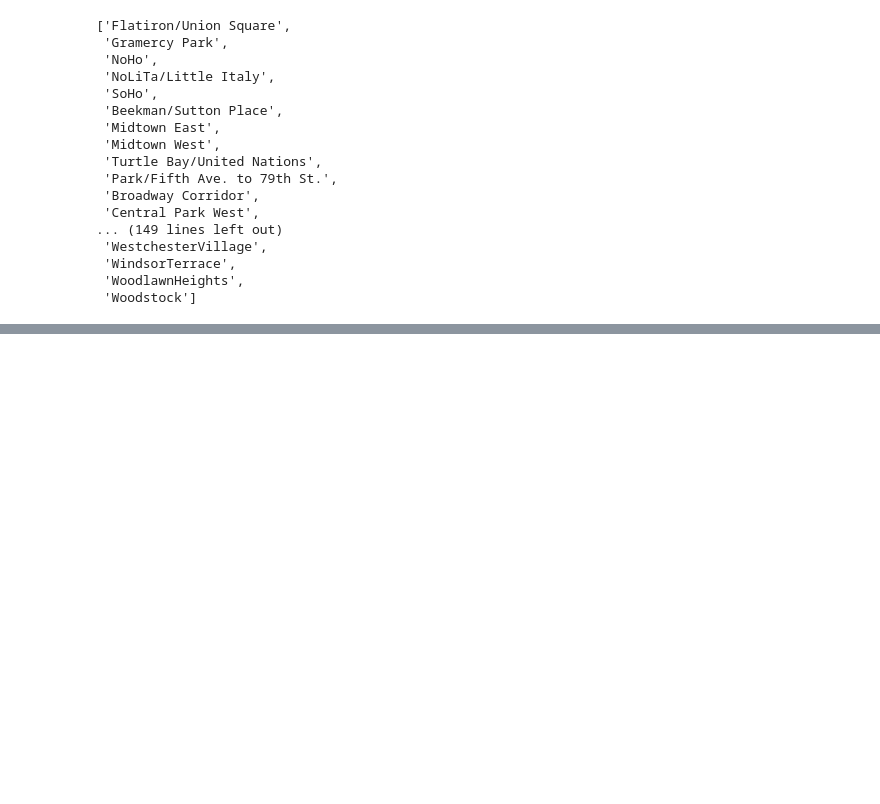
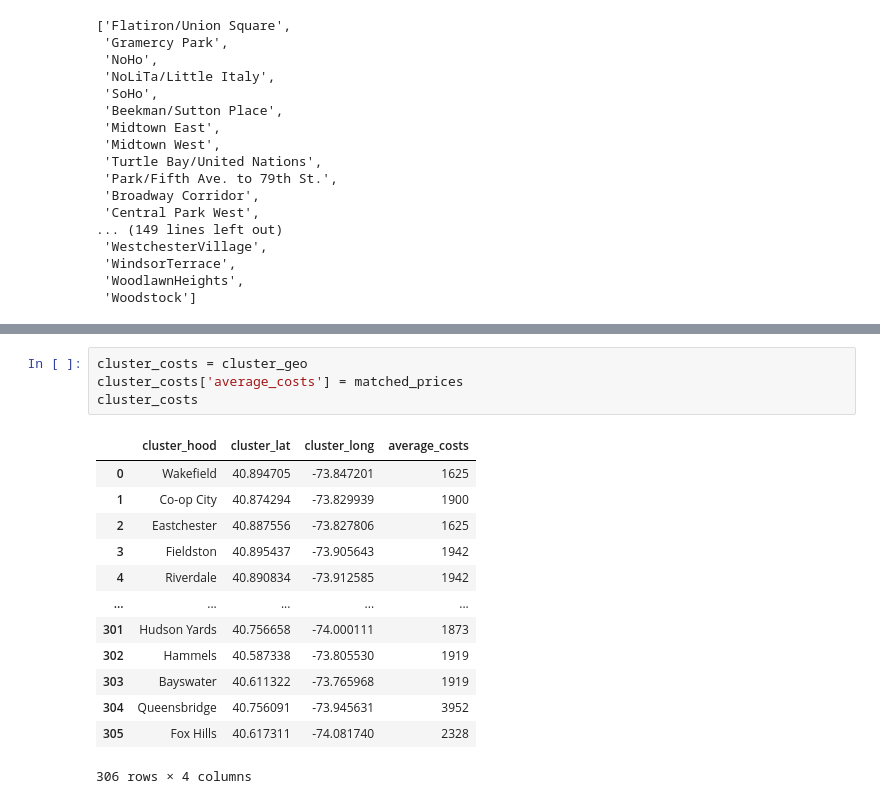
Before and after one commit to ktamkee/NYC_midterm_project, a Jupyter notebook: src/evaluation/clean_housing_costs.ipynb, the cells around one changed output, grey strips where cells are left out. Drawn from its saved outputs; the diff is of its cells as text; blank space fills up the shorter version.

```diff
--- a/src/evaluation/clean_housing_costs.ipynb
+++ b/src/evaluation/clean_housing_costs.ipynb
@@ -174,0 +312,18 @@ price_hoods[0]
+# %%
+cluster_costs = cluster_geo
+cluster_costs['average_costs'] = matched_prices
+cluster_costs
+# %% [output]
+|  | cluster_hood | cluster_lat | cluster_long | average_costs |
+| 0 | Wakefield | 40.894705 | -73.847201 | 1625 |
+| 1 | Co-op City | 40.874294 | -73.829939 | 1900 |
+| 2 | Eastchester | 40.887556 | -73.827806 | 1625 |
+| 3 | Fieldston | 40.895437 | -73.905643 | 1942 |
+| 4 | Riverdale | 40.890834 | -73.912585 | 1942 |
+| ... | ... | ... | ... | ... |
+| 301 | Hudson Yards | 40.756658 | -74.000111 | 1873 |
+| 302 | Hammels | 40.587338 | -73.805530 | 1919 |
+| 303 | Bayswater | 40.611322 | -73.765968 | 1919 |
+| 304 | Queensbridge | 40.756091 | -73.945631 | 3952 |
+| 305 | Fox Hills | 40.617311 | -74.081740 | 2328 |
+306 rows × 4 columns
```
Also changed, not shown: parts of 18 cells of this notebook, 1 other file.
